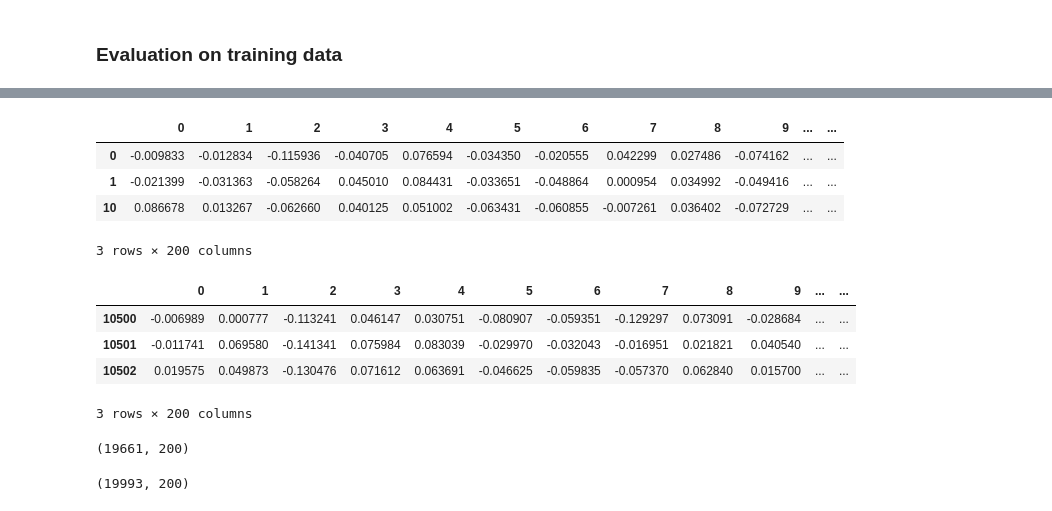
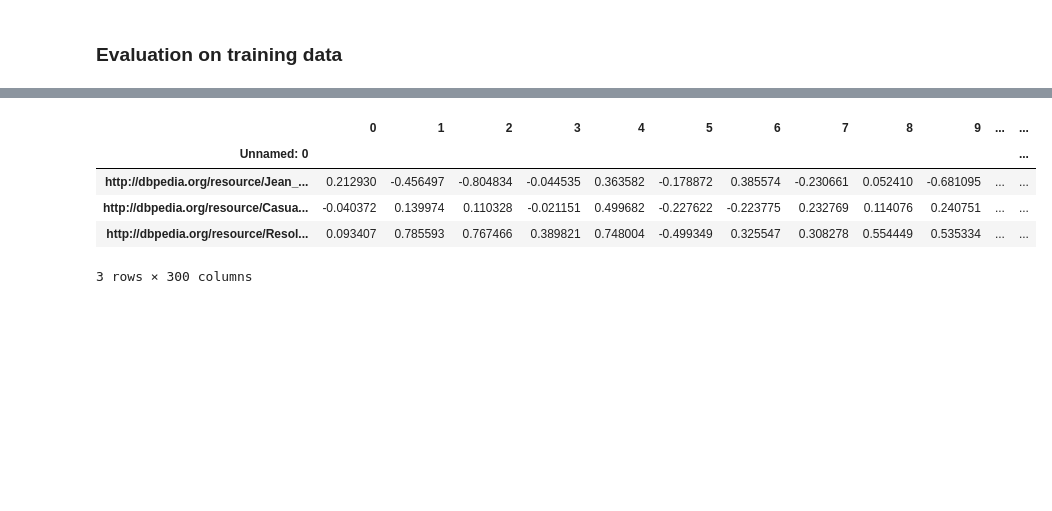
Before and after one commit to dice-group/Universal_Embeddings, a Jupyter notebook: Embedding_Alignment.ipynb, the cells around one changed output, grey strips where cells are left out. Drawn from its saved outputs; the diff is of its cells as text; code cells hidden in the pictures; blank space fills up the shorter version.

```diff
--- a/Embedding_Alignment.ipynb
+++ b/Embedding_Alignment.ipynb
@@ -313,0 +454,7 @@ Loading embeddings...
+# %%
+EnFr_shallom_embs_v1 = pd.read_csv('Shallom_EnFr_15K_V1/Shallom_entity_embeddings.csv')
+# %%
+Fr_shallom_embs_v1 = EnFr_shallom_embs_v1[EnFr_shallom_embs_v1['Unnamed: 0'].apply(lambda x: 'fr.dbpedia.org' in x)]
+# %%
+En_shallom_embs_v1 = EnFr_shallom_embs_v1.iloc[np.setdiff1d(np.arange(EnFr_shallom_embs_v1.shape[0]),\
+                                                            np.array(Fr_shallom_embs_v1.index))].set_index('Unnamed: 0')
@@ -314,24 +463,9 @@ Loading embeddings...
 # %%
-fr_dbpedia_emb.head(3)
+En_shallom_embs_v1.head(3)
 # %% [output]
 |  | 0 | 1 | 2 | 3 | 4 | 5 | 6 | 7 | 8 | 9 | ... | ... |
-| 0 | -0.009833 | -0.012834 | -0.115936 | -0.040705 | 0.076594 | -0.034350 | -0.020555 | 0.042299 | 0.027486 | -0.074162 | ... | ... |
-| 1 | -0.021399 | -0.031363 | -0.058264 | 0.045010 | 0.084431 | -0.033651 | -0.048864 | 0.000954 | 0.034992 | -0.049416 | ... | ... |
-| 10 | 0.086678 | 0.013267 | -0.062660 | 0.040125 | 0.051002 | -0.063431 | -0.060855 | -0.007261 | 0.036402 | -0.072729 | ... | ... |
+| Unnamed: 0 |  |  |  |  |  |  |  |  |  |  |  | ... |
+| http://dbpedia.org/resource/Jean_... | 0.212930 | -0.456497 | -0.804834 | -0.044535 | 0.363582 | -0.178872 | 0.385574 | -0.230661 | 0.052410 | -0.681095 | ... | ... |
+| http://dbpedia.org/resource/Casua... | -0.040372 | 0.139974 | 0.110328 | -0.021151 | 0.499682 | -0.227622 | -0.223775 | 0.232769 | 0.114076 | 0.240751 | ... | ... |
+| http://dbpedia.org/resource/Resol... | 0.093407 | 0.785593 | 0.767466 | 0.389821 | 0.748004 | -0.499349 | 0.325547 | 0.308278 | 0.554449 | 0.535334 | ... | ... |
-3 rows × 200 columns
+3 rows × 300 columns
-# %%
-eng_dbpedia_emb.head(3)
-# %% [output]
-|  | 0 | 1 | 2 | 3 | 4 | 5 | 6 | 7 | 8 | 9 | ... | ... |
-| 10500 | -0.006989 | 0.000777 | -0.113241 | 0.046147 | 0.030751 | -0.080907 | -0.059351 | -0.129297 | 0.073091 | -0.028684 | ... | ... |
-| 10501 | -0.011741 | 0.069580 | -0.141341 | 0.075984 | 0.083039 | -0.029970 | -0.032043 | -0.016951 | 0.021821 | 0.040540 | ... | ... |
-| 10502 | 0.019575 | 0.049873 | -0.130476 | 0.071612 | 0.063691 | -0.046625 | -0.059835 | -0.057370 | 0.062840 | 0.015700 | ... | ... |
-3 rows × 200 columns
-# %%
-fr_dbpedia_emb.shape
-# %% [output]
-(19661, 200)
-# %%
-eng_dbpedia_emb.shape
-# %% [output]
-(19993, 200)
```
Also changed, not shown: parts of 81 cells of this notebook.
